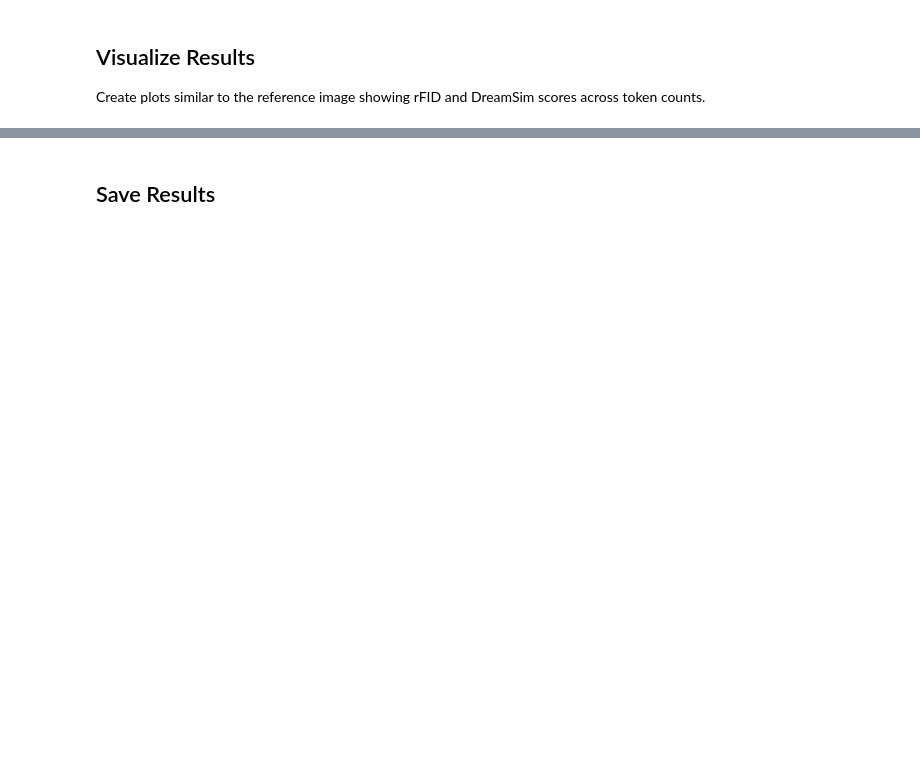
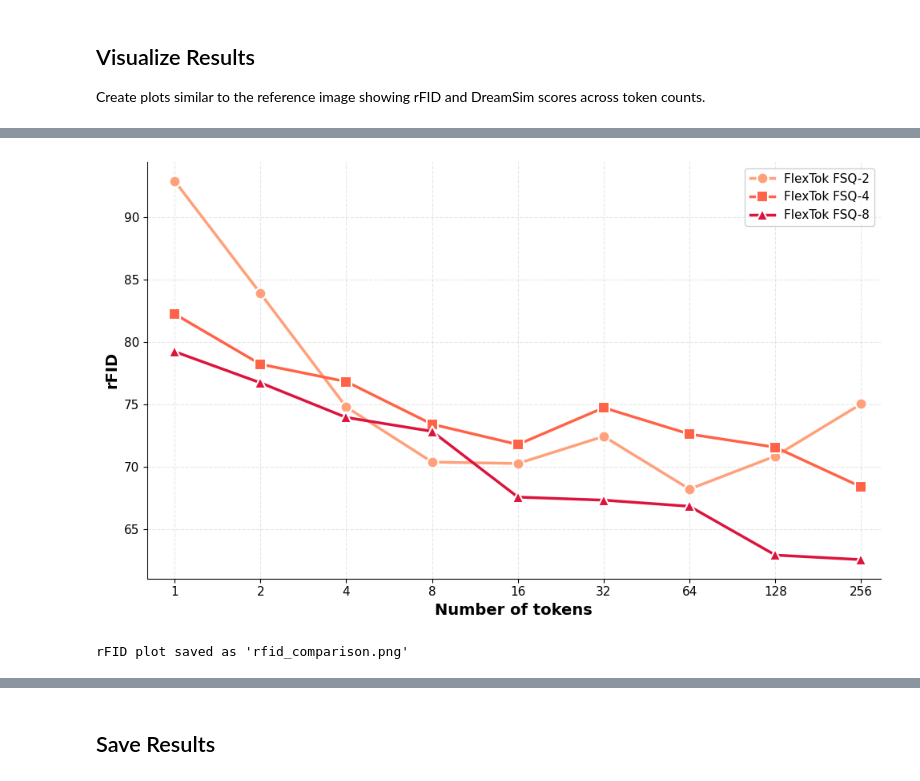
Before and after one commit to yukaryote/ml-flextok, a Jupyter notebook: notebooks/rfid_evaluation.ipynb, the cells around one changed output, grey strips where cells are left out. Cells and saved outputs as stored; diff of their text form; code cells hidden in the pictures; blank space fills up the shorter version.

```diff
--- a/notebooks/rfid_evaluation.ipynb
+++ b/notebooks/rfid_evaluation.ipynb
@@ -584,39 +616,44 @@ fig, ax = plt.subplots(1, 1, figsize=(10, 6))
 
 for model_config in models_config:
     model_name = model_config['name']
+    if model_name == 'Original FSQ':
+        continue
     scores = [rfid_results[model_name][k] for k in token_counts]
 
     ax.plot(
         token_counts,
         scores,
         marker=model_config['marker'],
         color=model_config['color'],
         linewidth=2.5,
         markersize=10,
         label=f"FlexTok {model_name}",
         markeredgewidth=1.5,
         markeredgecolor='white'
     )
 
 ax.set_xlabel('Number of tokens', fontsize=14, fontweight='bold')
 ax.set_ylabel('rFID', fontsize=14, fontweight='bold')
 ax.set_xscale('log', base=2)
 ax.set_xticks(token_counts)
 ax.set_xticklabels(token_counts)
 ax.grid(True, alpha=0.3, linestyle='--')
 ax.legend(fontsize=11, framealpha=0.9)
 ax.set_xlim(0.8, 300)
 
 # Styling
 ax.tick_params(labelsize=11)
 ax.spines['top'].set_visible(False)
 ax.spines['right'].set_visible(False)
 
 plt.tight_layout()
 plt.savefig('rfid_comparison.png', dpi=300, bbox_inches='tight')
 plt.show()
 
 print("\nrFID plot saved as 'rfid_comparison.png'")
+# %% [output]
+[figure, added]
+rFID plot saved as 'rfid_comparison.png'
 # %%
 # DreamSim plot
 fig, ax = plt.subplots(1, 1, figsize=(10, 6))
```
Also changed, not shown: parts of 9 cells of this notebook, 9 other files.
